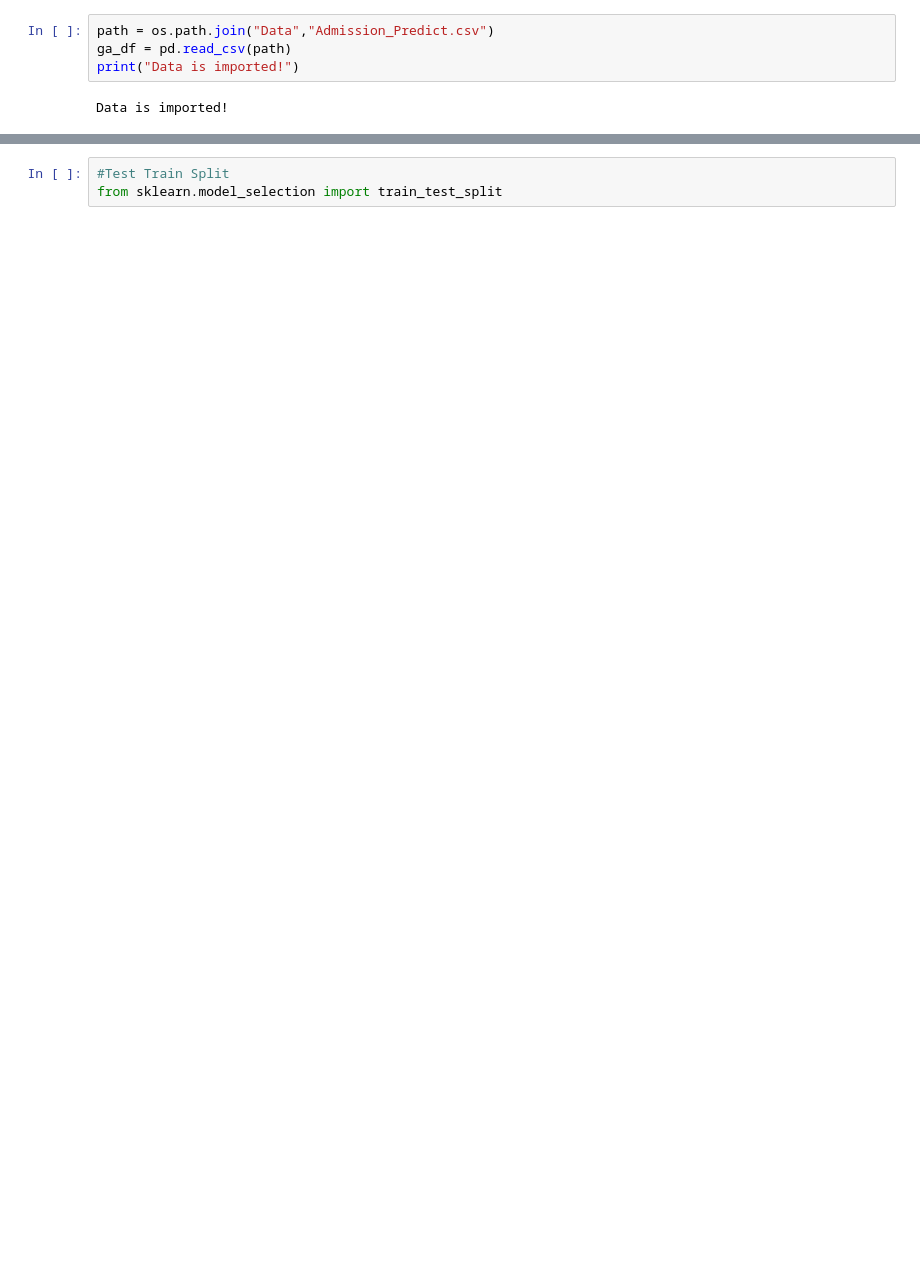
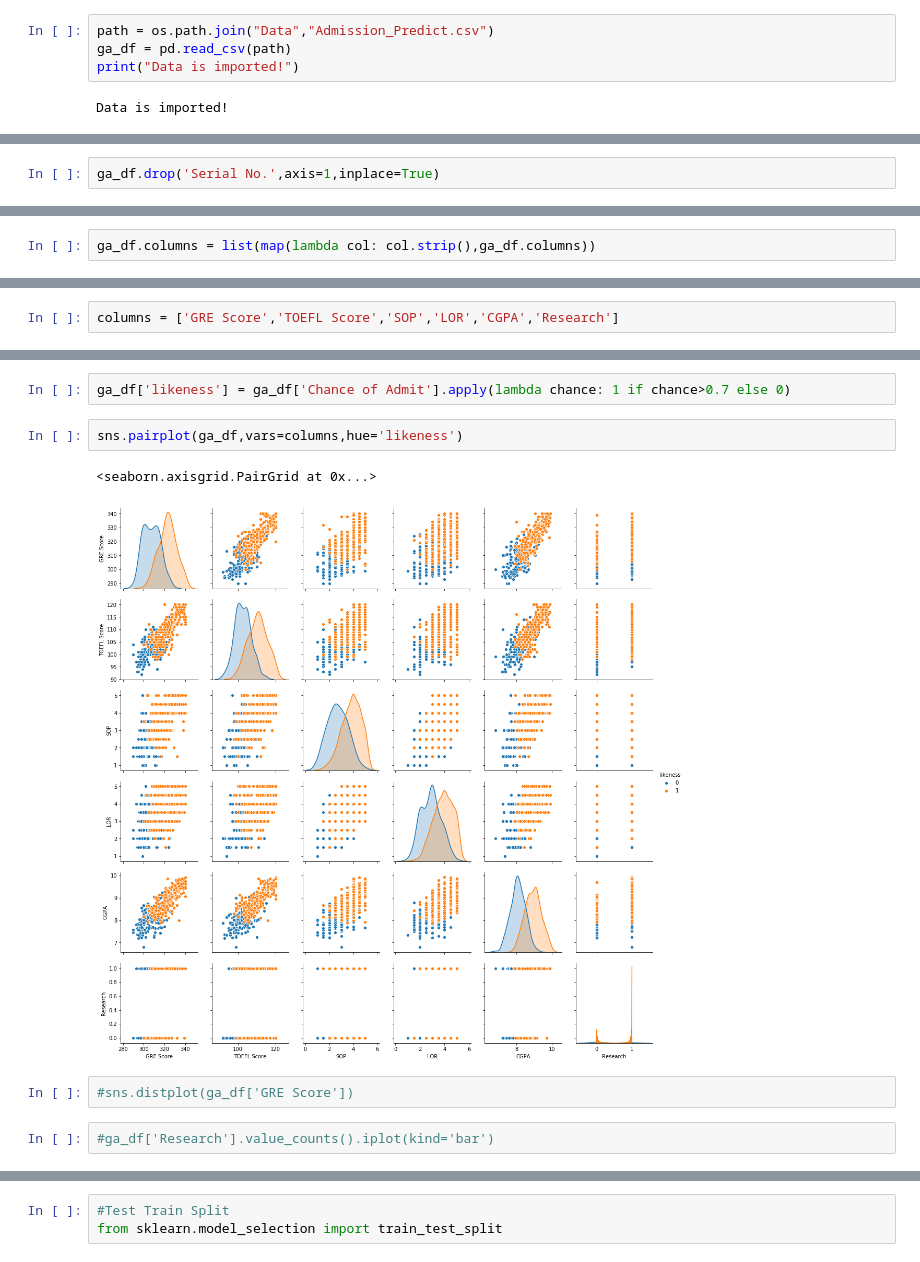
Before and after one commit to kylelee417/CollabProject, a Jupyter notebook: project_notebook.ipynb, the cells around one changed output, grey strips where cells are left out. Saved outputs shown, nothing was run; the diff lists cells and outputs as text; blank space fills up the shorter version.

```diff
--- a/project_notebook.ipynb
+++ b/project_notebook.ipynb
@@ -25,0 +83,2 @@ ga_df.head()
+# %%
+ga_df.drop('Serial No.',axis=1,inplace=True)
@@ -35,0 +93,2 @@ array([[<matplotlib.axes._subplots.AxesSubplot object at 0x...>]],
+# %%
+ga_df.columns = list(map(lambda col: col.strip(),ga_df.columns))
@@ -35,0 +101,2 @@ array([[<matplotlib.axes._subplots.AxesSubplot object at 0x...>]],
+# %%
+columns = ['GRE Score','TOEFL Score','SOP','LOR','CGPA','Research']
@@ -35,0 +123,11 @@ array([[<matplotlib.axes._subplots.AxesSubplot object at 0x...>]],
+# %%
+ga_df['likeness'] = ga_df['Chance of Admit'].apply(lambda chance: 1 if chance>0.7 else 0)
+# %%
+sns.pairplot(ga_df,vars=columns,hue='likeness')
+# %% [output]
+<seaborn.axisgrid.PairGrid at 0x...>
+[figure, added]
+# %%
+#sns.distplot(ga_df['GRE Score'])
+# %%
+#ga_df['Research'].value_counts().iplot(kind='bar')
```
Also changed, not shown: parts of 20 cells of this notebook.
